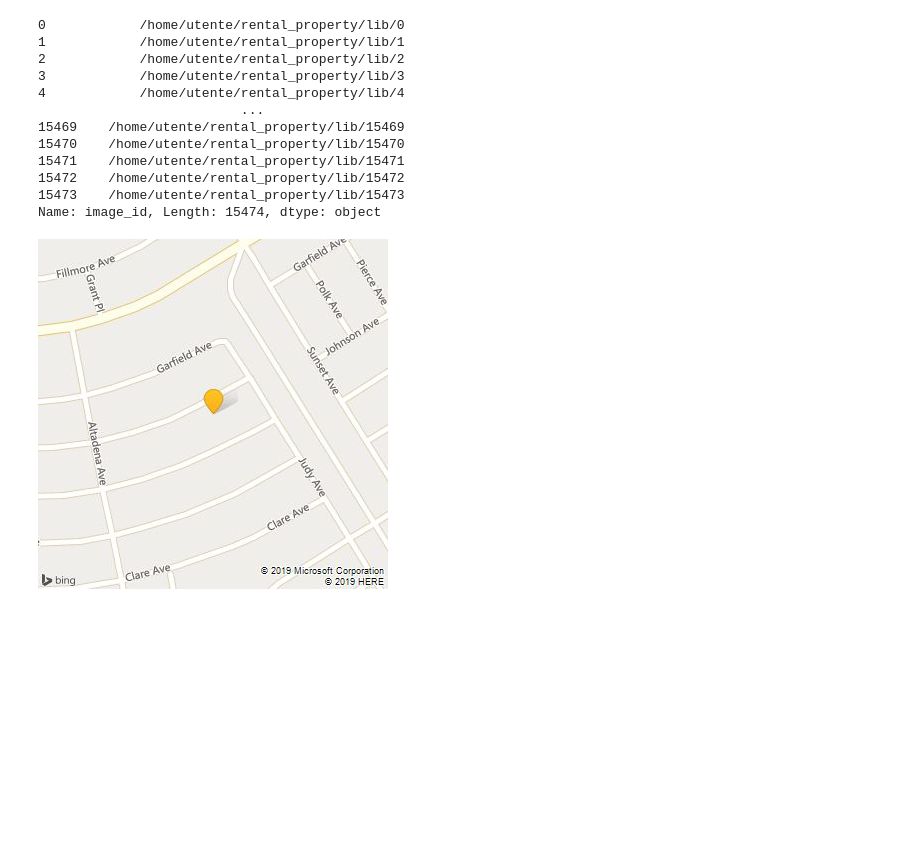
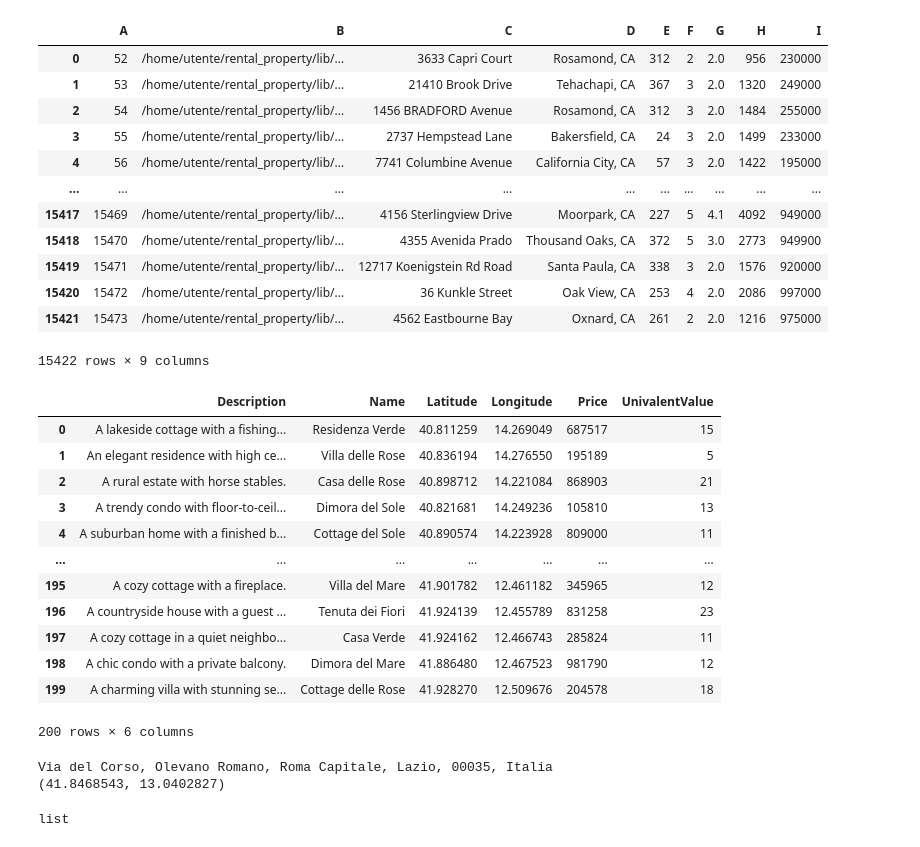
Before and after one commit to Nandrajog93/Rental_property, a Jupyter notebook: lib/House_dataset/House dataset.ipynb, the cells around one changed output. Cells and saved outputs as stored; diff of their text form; code cells hidden in the pictures; blank space fills up the shorter version.

```diff
--- a/lib/House_dataset/House dataset.ipynb
+++ b/lib/House_dataset/House dataset.ipynb
@@ -2,19 +2,4 @@
 import pandas as pd
 import os
 # %%
-data =pd.read_csv('socal2.csv')
+data =pd.read_csv('socal3.csv')
-# %%
-data.image_id.apply(lambda x: '/home/utente/rental_property/lib/'+str(x))
-# %% [output]
-0            /home/utente/rental_property/lib/0
-1            /home/utente/rental_property/lib/1
-2            /home/utente/rental_property/lib/2
-3            /home/utente/rental_property/lib/3
-4            /home/utente/rental_property/lib/4
-                          ...
-15469    /home/utente/rental_property/lib/15469
-15470    /home/utente/rental_property/lib/15470
-15471    /home/utente/rental_property/lib/15471
-15472    /home/utente/rental_property/lib/15472
-15473    /home/utente/rental_property/lib/15473
-Name: image_id, Length: 15474, dtype: object
@@ -23,4 +6,20 @@ from PIL import Image
+# %%
+data.columns = ['A','B','C','D','E','F','G','H','I']
+# %%
+data
+# %% [output]
+|  | A | B | C | D | E | F | G | H | I |
+| 0 | 52 | /home/utente/rental_property/lib/... | 3633 Capri Court | Rosamond, CA | 312 | 2 | 2.0 | 956 | 230000 |
+| 1 | 53 | /home/utente/rental_property/lib/... | 21410 Brook Drive | Tehachapi, CA | 367 | 3 | 2.0 | 1320 | 249000 |
+| 2 | 54 | /home/utente/rental_property/lib/... | 1456 BRADFORD Avenue | Rosamond, CA | 312 | 3 | 2.0 | 1484 | 255000 |
+| 3 | 55 | /home/utente/rental_property/lib/... | 2737 Hempstead Lane | Bakersfield, CA | 24 | 3 | 2.0 | 1499 | 233000 |
+| 4 | 56 | /home/utente/rental_property/lib/... | 7741 Columbine Avenue | California City, CA | 57 | 3 | 2.0 | 1422 | 195000 |
+| ... | ... | ... | ... | ... | ... | ... | ... | ... | ... |
+| 15417 | 15469 | /home/utente/rental_property/lib/... | 4156 Sterlingview Drive | Moorpark, CA | 227 | 5 | 4.1 | 4092 | 949000 |
+| 15418 | 15470 | /home/utente/rental_property/lib/... | 4355 Avenida Prado | Thousand Oaks, CA | 372 | 5 | 3.0 | 2773 | 949900 |
+| 15419 | 15471 | /home/utente/rental_property/lib/... | 12717 Koenigstein Rd Road | Santa Paula, CA | 338 | 3 | 2.0 | 1576 | 920000 |
+| 15420 | 15472 | /home/utente/rental_property/lib/... | 36 Kunkle Street | Oak View, CA | 253 | 4 | 2.0 | 2086 | 997000 |
+| 15421 | 15473 | /home/utente/rental_property/lib/... | 4562 Eastbourne Bay | Oxnard, CA | 261 | 2 | 2.0 | 1216 | 975000 |
+15422 rows × 9 columns
 # %%
-Image.open('socal2/socal_pics/0.jpg')
+data2 = pd.read_csv('houses_data.csv')
-# %% [output]
-[figure, removed]
@@ -26,0 +28,16 @@ Image.open('socal2/socal_pics/0.jpg')
+# %%
+data2
+# %% [output]
+|  | Description | Name | Latitude | Longitude | Price | UnivalentValue |
+| 0 | A lakeside cottage with a fishing... | Residenza Verde | 40.811259 | 14.269049 | 687517 | 15 |
+| 1 | An elegant residence with high ce... | Villa delle Rose | 40.836194 | 14.276550 | 195189 | 5 |
+| 2 | A rural estate with horse stables. | Casa delle Rose | 40.898712 | 14.221084 | 868903 | 21 |
+| 3 | A trendy condo with floor-to-ceil... | Dimora del Sole | 40.821681 | 14.249236 | 105810 | 13 |
+| 4 | A suburban home with a finished b... | Cottage del Sole | 40.890574 | 14.223928 | 809000 | 11 |
+| ... | ... | ... | ... | ... | ... | ... |
+| 195 | A cozy cottage with a fireplace. | Villa del Mare | 41.901782 | 12.461182 | 345965 | 12 |
+| 196 | A countryside house with a guest ... | Tenuta dei Fiori | 41.924139 | 12.455789 | 831258 | 23 |
+| 197 | A cozy cottage in a quiet neighbo... | Casa Verde | 41.924162 | 12.466743 | 285824 | 11 |
+| 198 | A chic condo with a private balcony. | Dimora del Mare | 41.886480 | 12.467523 | 981790 | 12 |
+| 199 | A charming villa with stunning se... | Cottage delle Rose | 41.928270 | 12.509676 | 204578 | 18 |
+200 rows × 6 columns
@@ -26,0 +113,10 @@ Image.open('socal2/socal_pics/0.jpg')
+# %%
+for i in rome_coords[0]:
+    print(i)
+# %% [output]
+Via del Corso, Olevano Romano, Roma Capitale, Lazio, 00035, Italia
+(41.8468543, 13.0402827)
+# %%
+type(rome_coords)
+# %% [output]
+list
```
Also changed, not shown: parts of 26 cells of this notebook, 23 other files.
